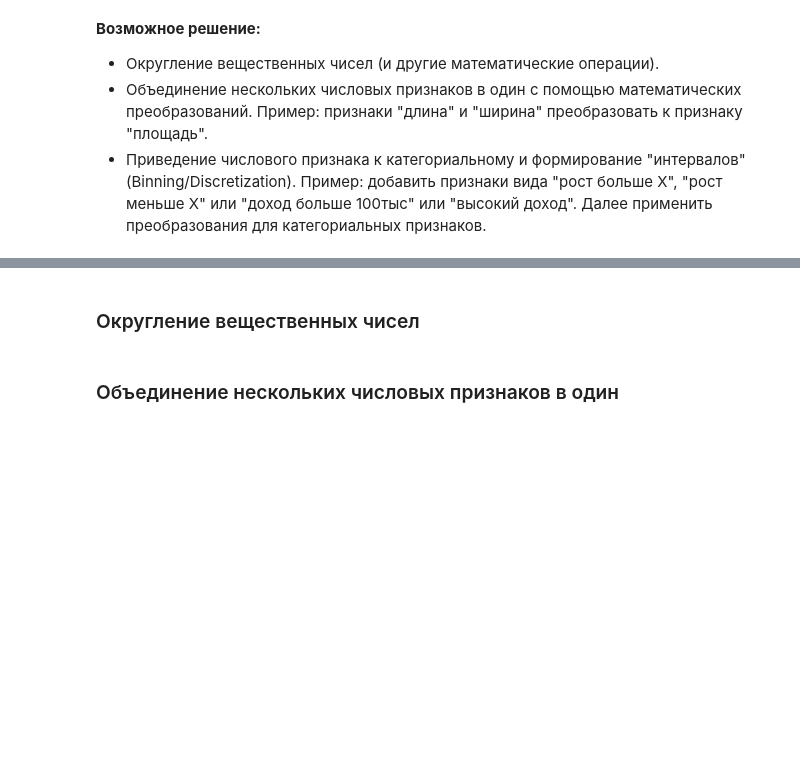
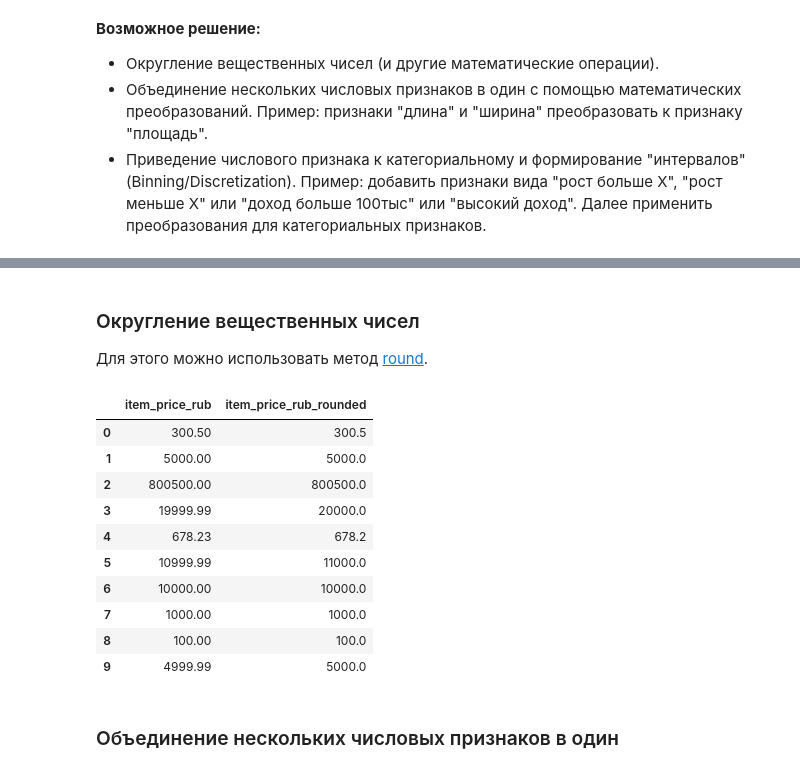
Before and after one commit to ryndovaira-org/data_science_lectures, a Jupyter notebook: 04_data_preparation/lectures/04_feature_engineering.ipynb, the cells around one changed output, grey strips where cells are left out. Drawn from its saved outputs; the diff is of its cells as text; code cells hidden in the pictures; blank space fills up the shorter version.

```diff
--- a/04_data_preparation/lectures/04_feature_engineering.ipynb
+++ b/04_data_preparation/lectures/04_feature_engineering.ipynb
@@ -1478,4 +1491,21 @@ df.select_dtypes(include=np.number)
-# %% [markdown]
-### Округление вещественных чисел
+# %% [markdown]
+### Округление вещественных чисел
+
+Для этого можно использовать метод [round](https://pandas.pydata.org/docs/reference/api/pandas.DataFrame.round.html).
+# %%
+df['item_price_rub_rounded'] = df.item_price_rub.round(1)
+df[['item_price_rub', 'item_price_rub_rounded']]
+# %% [output]
+|  | item_price_rub | item_price_rub_rounded |
+| 0 | 300.50 | 300.5 |
+| 1 | 5000.00 | 5000.0 |
+| 2 | 800500.00 | 800500.0 |
+| 3 | 19999.99 | 20000.0 |
+| 4 | 678.23 | 678.2 |
+| 5 | 10999.99 | 11000.0 |
+| 6 | 10000.00 | 10000.0 |
+| 7 | 1000.00 | 1000.0 |
+| 8 | 100.00 | 100.0 |
+| 9 | 4999.99 | 5000.0 |
 # %% [markdown]
 ### Объединение нескольких числовых признаков в один
```
Also changed, not shown: parts of 29 cells of this notebook.
